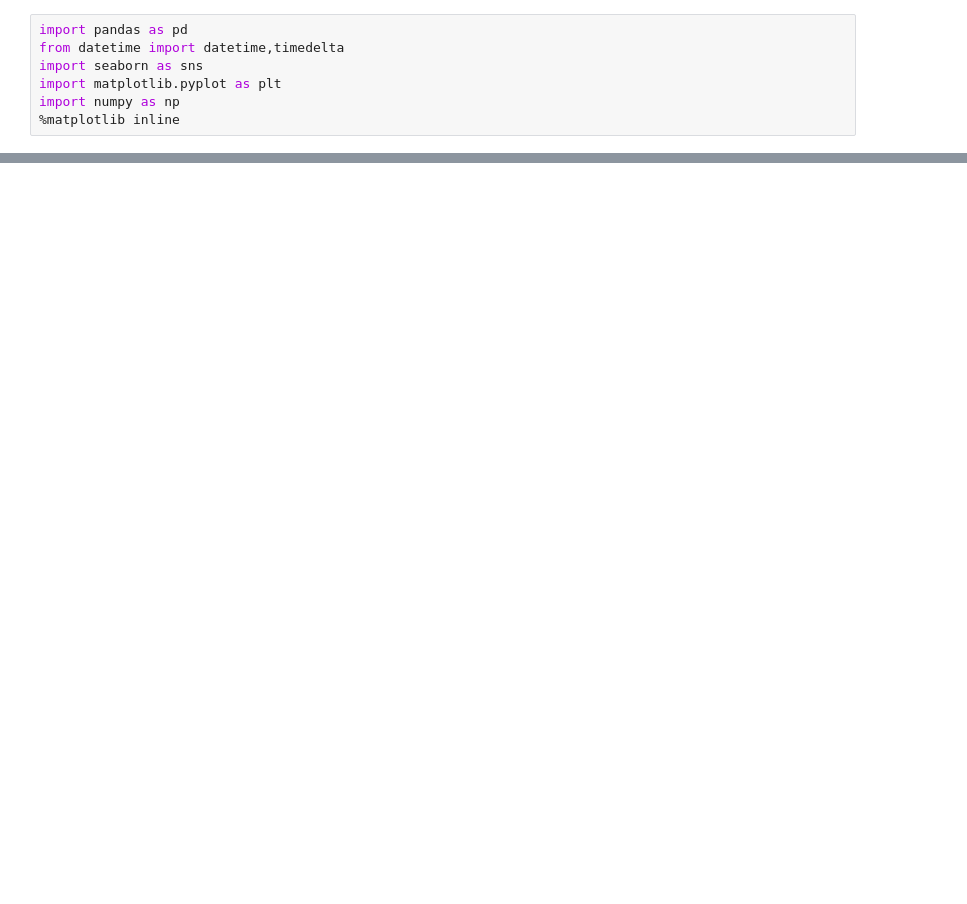
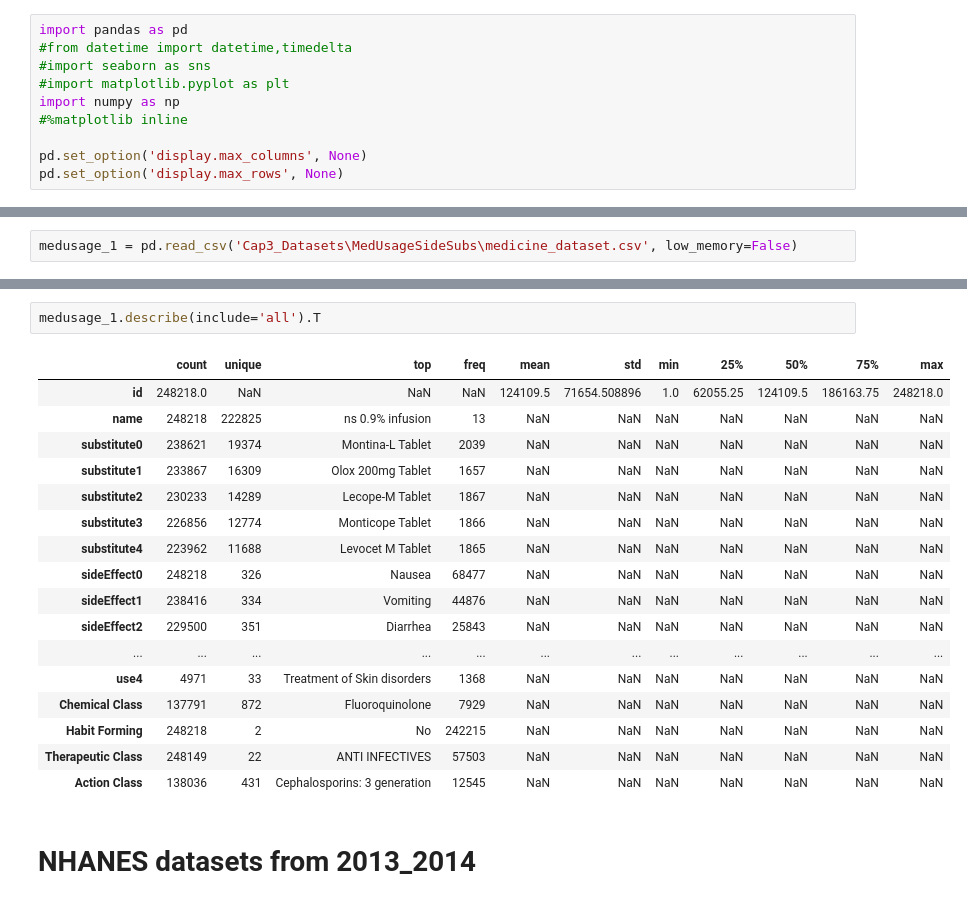
Before and after one commit to August-JF-Perez/AugustP_Crash_Location_Characterization, a Jupyter notebook: Exploring Datasets.ipynb, the cells around one changed output, grey strips where cells are left out. Cells and saved outputs as stored; diff of their text form; blank space fills up the shorter version.

```diff
--- a/Exploring Datasets.ipynb
+++ b/Exploring Datasets.ipynb
@@ -1,7 +1,10 @@
 # %%
 import pandas as pd
-from datetime import datetime,timedelta
-import seaborn as sns
-import matplotlib.pyplot as plt
+#from datetime import datetime,timedelta
+#import seaborn as sns
+#import matplotlib.pyplot as plt
 import numpy as np
-%matplotlib inline
+#%matplotlib inline
+
+pd.set_option('display.max_columns', None)
+pd.set_option('display.max_rows', None)
@@ -11,0 +366,2 @@ ImportError: Missing optional dependency 'xlrd'. Install xlrd >= 2.0.1 for xls E
+# %%
+medusage_1 = pd.read_csv('Cap3_Datasets\MedUsageSideSubs\medicine_dataset.csv', low_memory=False)
@@ -11,0 +397,22 @@ ImportError: Missing optional dependency 'xlrd'. Install xlrd >= 2.0.1 for xls E
+# %%
+medusage_1.describe(include='all').T
+# %% [output]
+|  | count | unique | top | freq | mean | std | min | 25% | 50% | 75% | max |
+| id | 248218.0 | NaN | NaN | NaN | 124109.5 | 71654.508896 | 1.0 | 62055.25 | 124109.5 | 186163.75 | 248218.0 |
+| name | 248218 | 222825 | ns 0.9% infusion | 13 | NaN | NaN | NaN | NaN | NaN | NaN | NaN |
+| substitute0 | 238621 | 19374 | Montina-L Tablet | 2039 | NaN | NaN | NaN | NaN | NaN | NaN | NaN |
+| substitute1 | 233867 | 16309 | Olox 200mg Tablet | 1657 | NaN | NaN | NaN | NaN | NaN | NaN | NaN |
+| substitute2 | 230233 | 14289 | Lecope-M Tablet | 1867 | NaN | NaN | NaN | NaN | NaN | NaN | NaN |
+| substitute3 | 226856 | 12774 | Monticope Tablet | 1866 | NaN | NaN | NaN | NaN | NaN | NaN | NaN |
+| substitute4 | 223962 | 11688 | Levocet M Tablet | 1865 | NaN | NaN | NaN | NaN | NaN | NaN | NaN |
+| sideEffect0 | 248218 | 326 | Nausea | 68477 | NaN | NaN | NaN | NaN | NaN | NaN | NaN |
+| sideEffect1 | 238416 | 334 | Vomiting | 44876 | NaN | NaN | NaN | NaN | NaN | NaN | NaN |
+| sideEffect2 | 229500 | 351 | Diarrhea | 25843 | NaN | NaN | NaN | NaN | NaN | NaN | NaN |
+| ... | ... | ... | ... | ... | ... | ... | ... | ... | ... | ... | ... |
+| use4 | 4971 | 33 | Treatment of Skin disorders | 1368 | NaN | NaN | NaN | NaN | NaN | NaN | NaN |
+| Chemical Class | 137791 | 872 | Fluoroquinolone | 7929 | NaN | NaN | NaN | NaN | NaN | NaN | NaN |
+| Habit Forming | 248218 | 2 | No | 242215 | NaN | NaN | NaN | NaN | NaN | NaN | NaN |
+| Therapeutic Class | 248149 | 22 | ANTI INFECTIVES | 57503 | NaN | NaN | NaN | NaN | NaN | NaN | NaN |
+| Action Class | 138036 | 431 | Cephalosporins: 3 generation | 12545 | NaN | NaN | NaN | NaN | NaN | NaN | NaN |
+# %% [markdown]
+# NHANES datasets from 2013_2014
```
Also changed, not shown: parts of 37 cells of this notebook, 24 other files.
